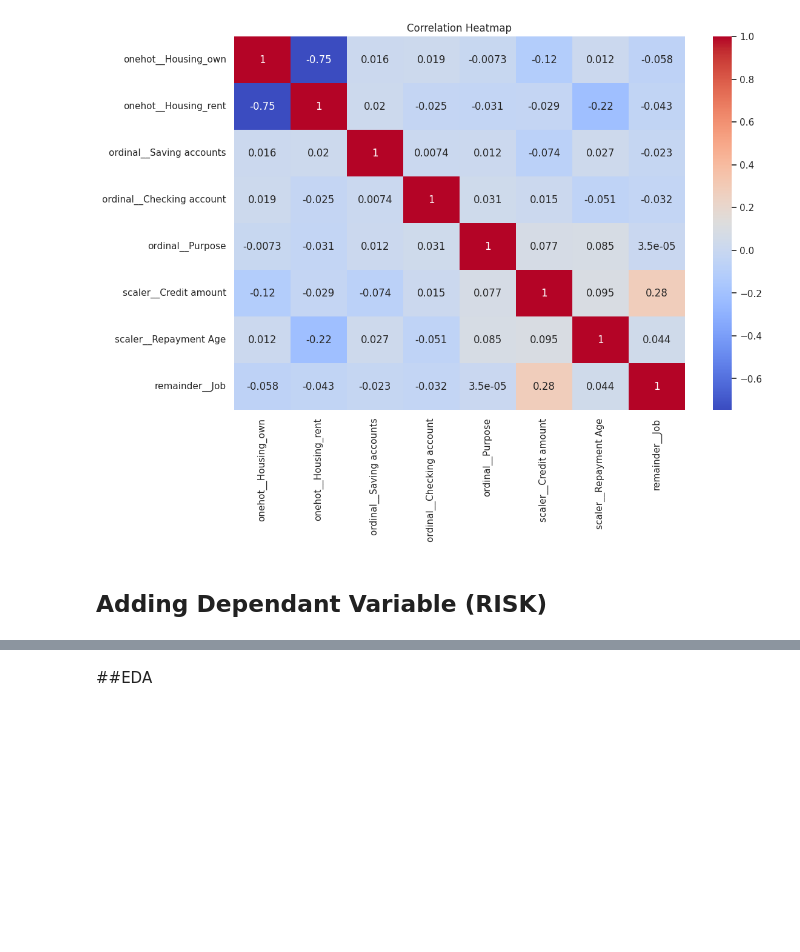
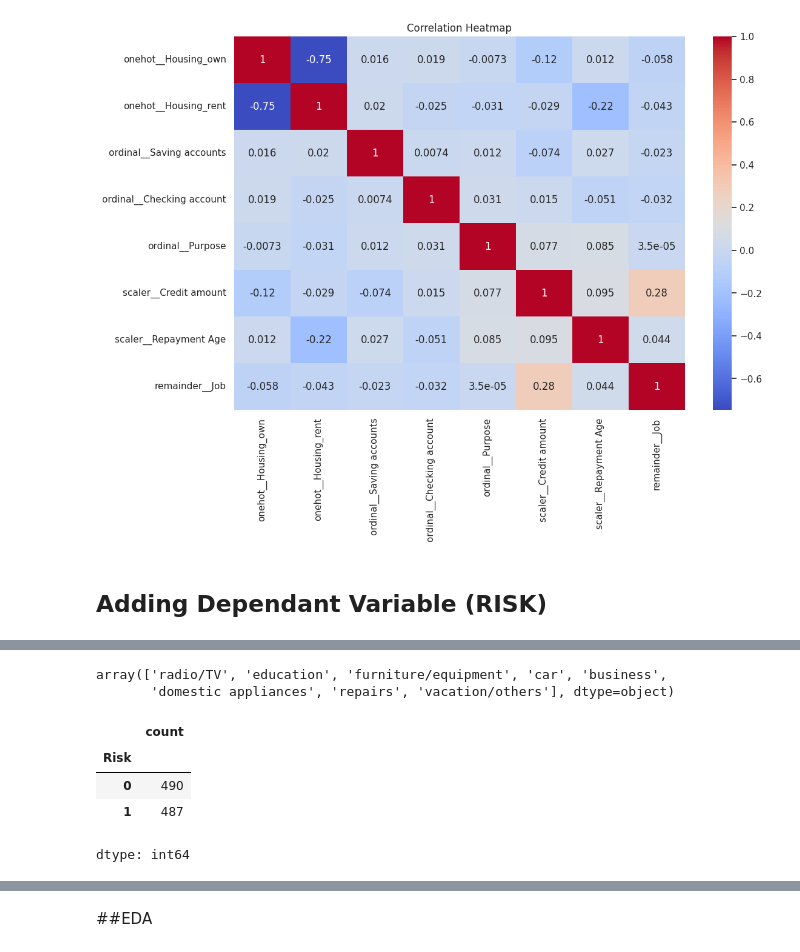
Before and after one commit to Avronil39/Loan-Risk-Detection, a Jupyter notebook: TCS_Hackathon.ipynb, the cells around one changed output, grey strips where cells are left out. Drawn from its saved outputs; the diff is of its cells as text; code cells hidden in the pictures; blank space fills up the shorter version.

```diff
--- a/TCS_Hackathon.ipynb
+++ b/TCS_Hackathon.ipynb
@@ -379,3 +386,34 @@ df.head()
 | 3 | 2 | free | little | little | 7882 | furniture/equipment | 49 |
 | 4 | 2 | free | little | little | 4870 | car | 55 |
 | 5 | 1 | free | little | little | 9055 | education | 38 |
+# %%
+df['Purpose'].unique()
+# %% [output]
+array(['radio/TV', 'education', 'furniture/equipment', 'car', 'business',
+       'domestic appliances', 'repairs', 'vacation/others'], dtype=object)
+# %%
+# calculate median credit amount
+median_credit = df['Credit amount'].median()
+
+# Risky if No Housing & Repayment Age > 60
+#       or No Job & Credit amount > median_credit
+#       or little Saving Accounts & little Checking Accounts
+
+# define the risk condition
+df['Risk'] = (
+    ((df['Housing'] == 'free') &
+    (df['Repayment Age'] > 60)) |
+    ((df['Credit amount'] > median_credit) &
+    (df['Job'] == 0)) |
+    ((df['Saving accounts'] == 'little') &
+    (df['Checking account'] == 'little') &
+    (df['Purpose'].isin(['vacation/others','car','business','radio/TV','furniture/equipment'])))
+
+).astype(int)
+df['Risk'].value_counts()
+# %% [output]
+|  | count |
+| Risk |  |
+| 0 | 490 |
+| 1 | 487 |
+dtype: int64
```
Also changed, not shown: parts of 13 cells of this notebook.
